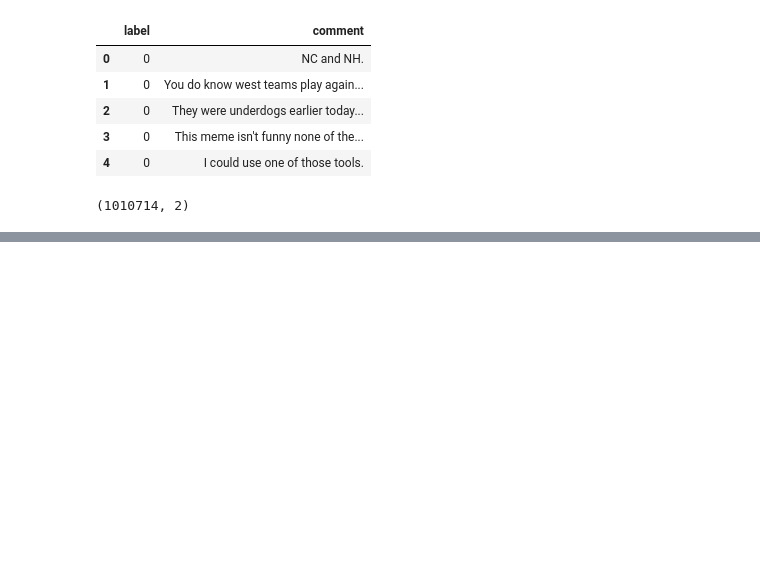
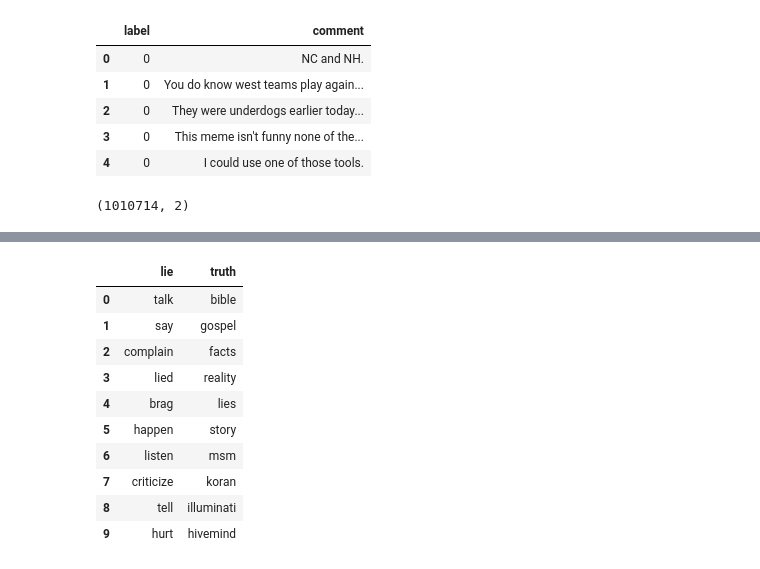
Before and after one commit to Sveto-G/Reddit-Sarcasm, a Jupyter notebook: Notebooks/robust_train.ipynb, the cells around one changed output, grey strips where cells are left out. Saved outputs shown, nothing was run; the diff lists cells and outputs as text; code cells hidden in the pictures; blank space fills up the shorter version.

```diff
--- a/Notebooks/robust_train.ipynb
+++ b/Notebooks/robust_train.ipynb
@@ -73,0 +147,21 @@ embeddings.train(tokenized_data, total_examples=model.corpus_count, epochs=model
+# %%
+# finding most similar words to 'truth' and 'lie'
+lie = embeddings.most_similar('lie')
+truth = embeddings.most_similar('truth')
+
+# setting to dataframe to visualize
+pd.DataFrame(
+        data={"lie": [word for word, sim in lie],
+            "truth": [word for word, sim in truth]})
+# %% [output]
+|  | lie | truth |
+| 0 | talk | bible |
+| 1 | say | gospel |
+| 2 | complain | facts |
+| 3 | lied | reality |
+| 4 | brag | lies |
+| 5 | happen | story |
+| 6 | listen | msm |
+| 7 | criticize | koran |
+| 8 | tell | illuminati |
+| 9 | hurt | hivemind |
```
Also changed, not shown: parts of 68 cells of this notebook.
